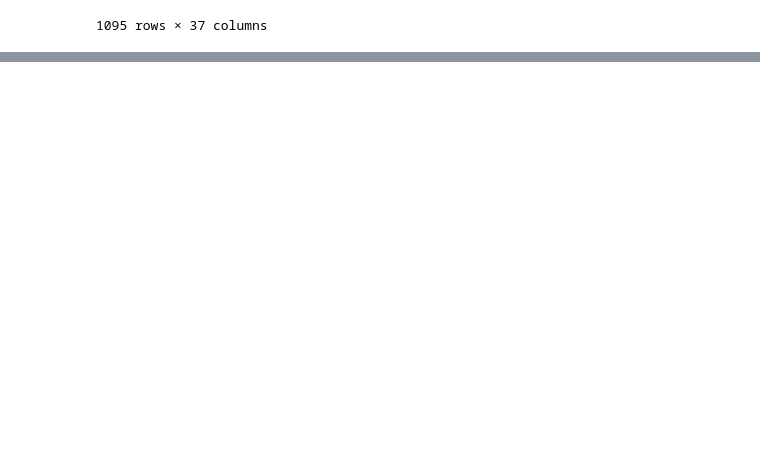
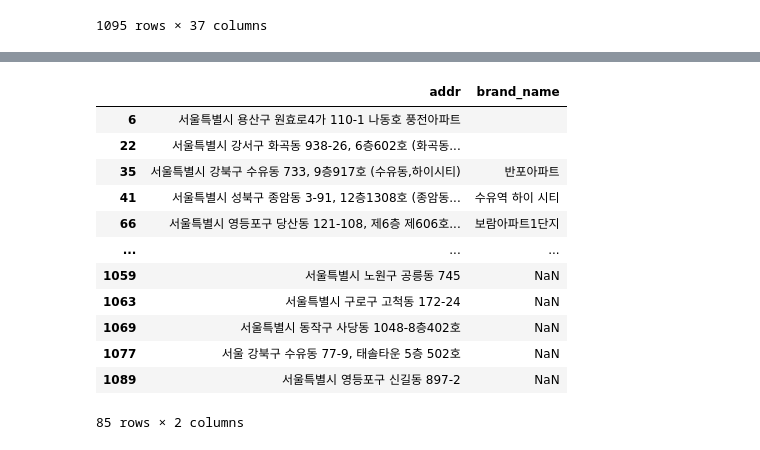
Before and after one commit to JinsolPark/final_project, a Jupyter notebook: jspark/01_데이터 준비_경매데이터 전처리.ipynb, the cells around one changed output, grey strips where cells are left out. Cells and saved outputs as stored; diff of their text form; code cells hidden in the pictures; blank space fills up the shorter version.

```diff
--- a/jspark/lys_전처리 및 API_아파트경매_박진솔수정.ipynb
+++ b/jspark/01_데이터 준비_경매데이터 전처리.ipynb
@@ -347,0 +566,2 @@ data2.to_csv("../data/auction/auction_pjs.csv",index=False)
+# %%
+nullidx = df.loc[df.brand_name.isna(),:].index
@@ -347,0 +580,16 @@ data2.to_csv("../data/auction/auction_pjs.csv",index=False)
+# %%
+df.loc[nullidx,["addr","brand_name"]]
+# %% [output]
+|  | addr | brand_name |
+| 6 | 서울특별시 용산구 원효로4가 110-1 나동호 풍전아파트 |  |
+| 22 | 서울특별시 강서구 화곡동 938-26, 6층602호 (화곡동... |  |
+| 35 | 서울특별시 강북구 수유동 733, 9층917호 (수유동,하이시티) | 반포아파트 |
+| 41 | 서울특별시 성북구 종암동 3-91, 12층1308호 (종암동... | 수유역 하이 시티 |
+| 66 | 서울특별시 영등포구 당산동 121-108, 제6층 제606호... | 보람아파트1단지 |
+| ... | ... | ... |
+| 1059 | 서울특별시 노원구 공릉동 745 | NaN |
+| 1063 | 서울특별시 구로구 고척동 172-24 | NaN |
+| 1069 | 서울특별시 동작구 사당동 1048-8층402호 | NaN |
+| 1077 | 서울 강북구 수유동 77-9, 태솔타운 5층 502호 | NaN |
+| 1089 | 서울특별시 영등포구 신길동 897-2 | NaN |
+85 rows × 2 columns
```
Also changed, not shown: parts of 48 cells of this notebook, 3 other files.
